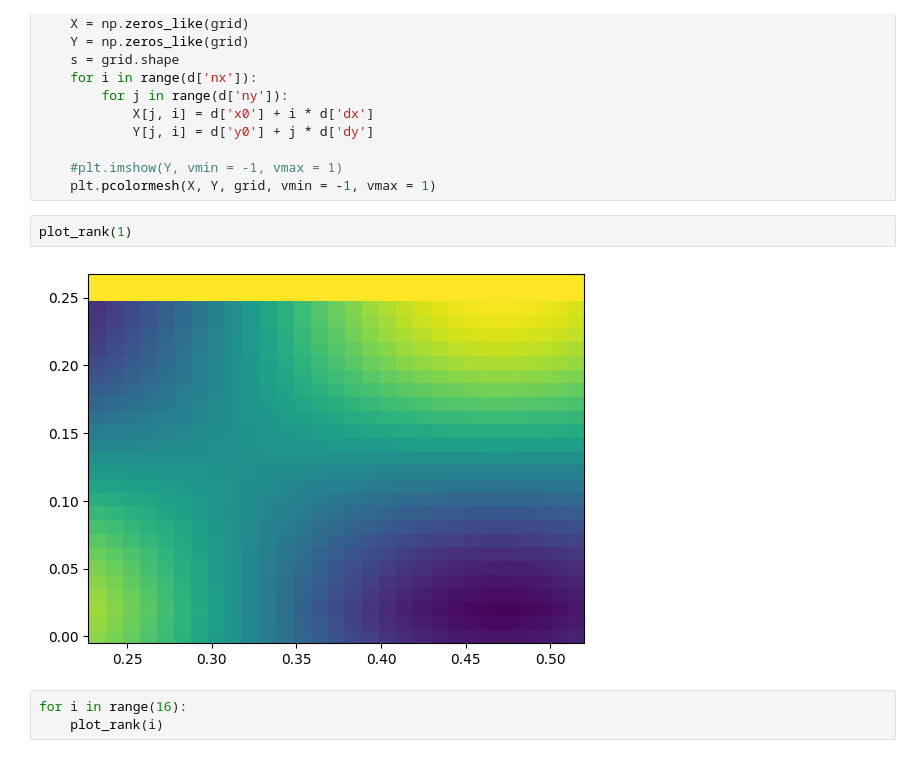
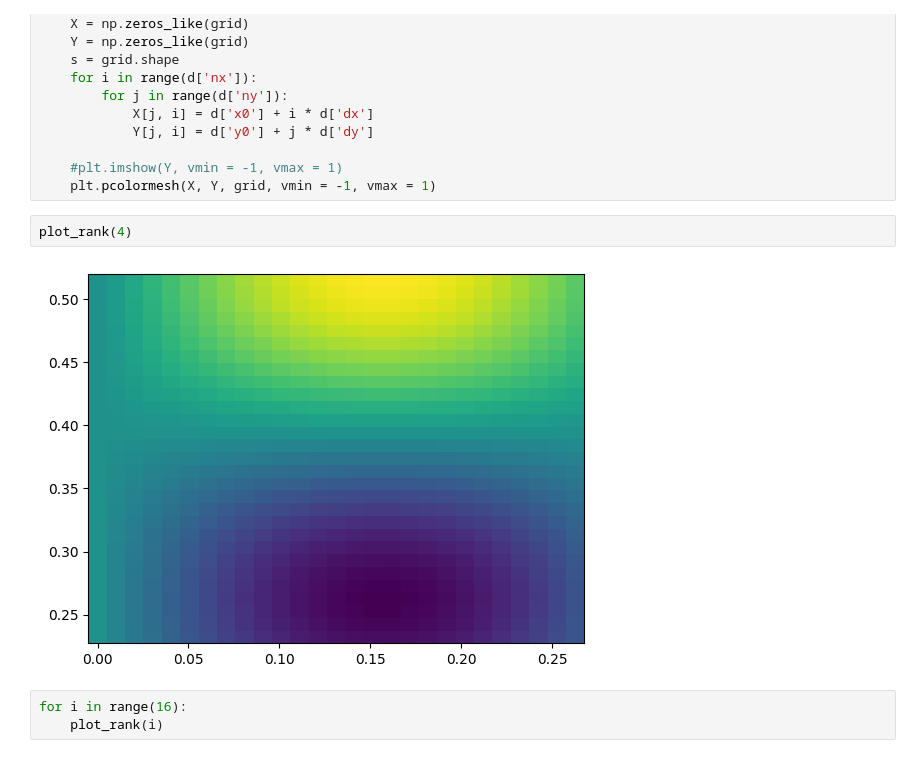
Before and after one commit to anusbickel/groupproject1, a Jupyter notebook: MPI_2D/plot_data.ipynb, the cells around one changed output. Cells and saved outputs as stored; diff of their text form.

```diff
--- a/MPI_2D/plot_data.ipynb
+++ b/MPI_2D/plot_data.ipynb
@@ -21,9 +21,9 @@ def plot_rank(n):
     #plt.imshow(Y, vmin = -1, vmax = 1)
     plt.pcolormesh(X, Y, grid, vmin = -1, vmax = 1)
 # %%
-plot_rank(1)
+plot_rank(4)
 # %% [output]
-[figure, old version]
+[figure, new version]
 # %%
 for i in range(16):
     plot_rank(i)
```
Also changed, not shown: parts of 3 cells of this notebook, 16 other files.
